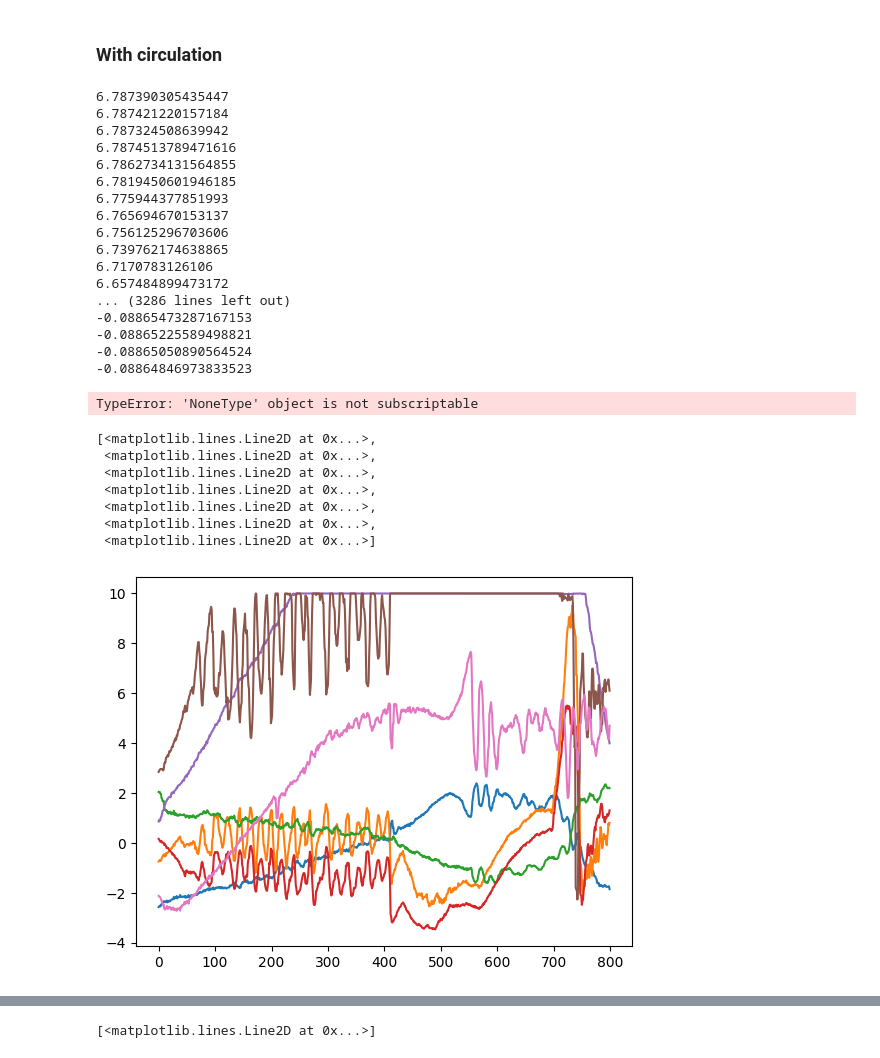
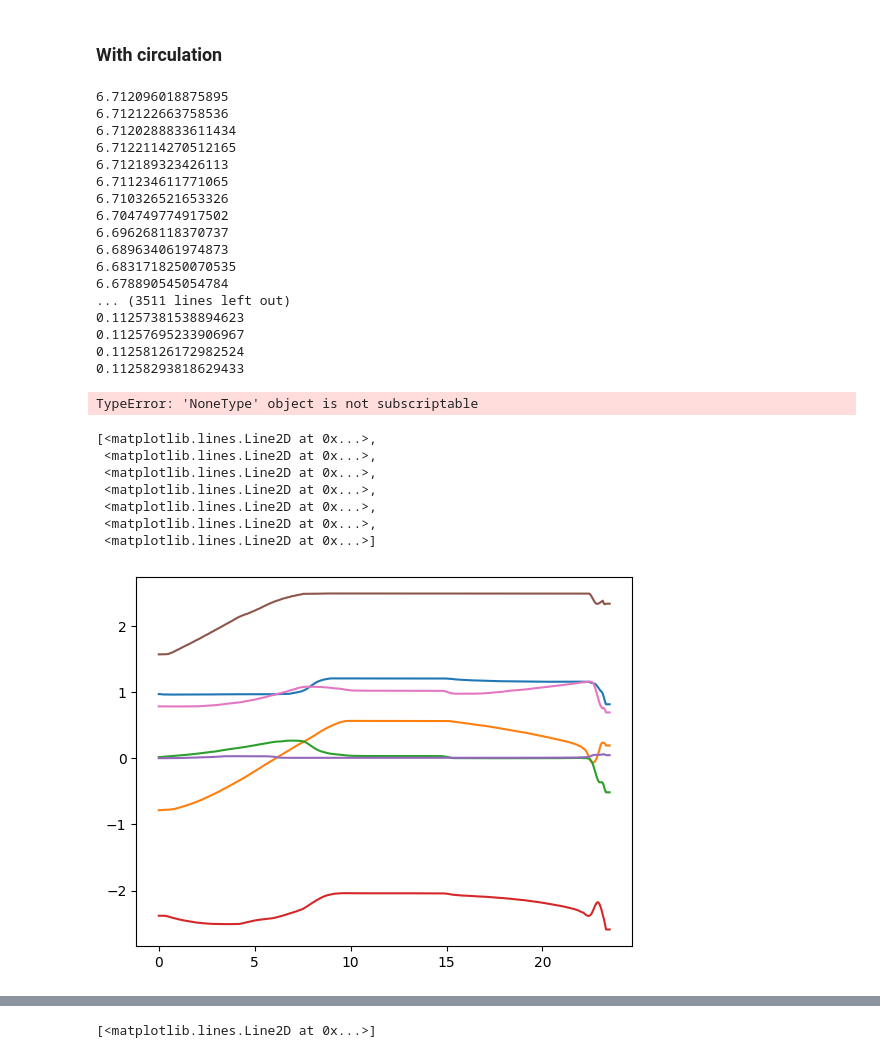
Before and after one commit to shiqingw/HOCBF-FR3-Experiments, a Jupyter notebook: exp1_box_circulation.ipynb, the cells around one changed output, grey strips where cells are left out. Drawn from its saved outputs; the diff is of its cells as text; code cells hidden in the pictures.

```diff
--- a/exp1_box_circulation.ipynb
+++ b/exp1_box_circulation.ipynb
@@ -171,7 +165,8 @@ t_final = 35
 P_EE_0 = P_EE.copy()
 # P_EE_1 = np.array([0.16, 0.62, 0.04])
 P_EE_1 = np.array([0.18, 0.61, 0.04])
-P_EE_2 = np.array([0.45, 0.25, 0.01])
+# P_EE_2 = np.array([0.45, 0.25, 0.01])
+P_EE_2 = np.array([0.52, 0.0, 0.04])
 
 via_points = np.array([P_EE_0, P_EE_1, P_EE_1, P_EE_2, P_EE_2])
 # via_points = np.array([P_EE_0, P_EE_0, P_EE_0, P_EE_0])
@@ -194,7 +189,8 @@ R_EE_1 = Rotation.from_euler('xyz', [roll, pitch, yaw]).as_matrix()
 
 roll = np.pi
 pitch = 0
-yaw = np.pi/6
+# yaw = np.pi/6
+yaw = 0
 R_EE_2 = Rotation.from_euler('xyz', [roll, pitch, yaw]).as_matrix()
 
 orientations = np.array([R_EE_0, R_EE_1, R_EE_1, R_EE_2, R_EE_2])
@@ -337,8 +345,10 @@ T = 35
 
 f0 = 0.3
 rho = 4
-gamma1 = 5
-gamma2 = 5
+alpha0 = 1.03
+gamma1 = 20
+gamma2 = 20
+compensation = 0
 
 K_p_pos = np.diag([100,100,100])*0.9
 K_d_pos = np.diag([50,50,50])*0.5
@@ -349,10 +359,13 @@ K_d_rot = np.diag([100,100,100])*0.4
 Kp_joint = 20*np.diag([1, 1, 1, 1, 1, 1, 1])
 Kd_joint = 10*np.diag([1, 1, 1, 1, 1, 1, 1])
 
+q_list = []
+dq_list = []
 qdtdt_list = []
 tau_list = []
 all_h_list = []
 t_list = []
+loop_time_list = []
 
 t_start = time.time()
 while time.time() - t_start < T:
@@ -454,8 +467,8 @@ while time.time() - t_start < T:
         tmp = np.array([0, -C[0,2], C[0,1], -C[0,4], C[0,3], -C[0,6], C[0,5]])
         C[1,:] = tmp
         ueq = np.zeros_like(u_nominal)
-        threshold = 1e-3
-        lb[1] = C[1,:] @ ueq + 10.0*(1-CBF/threshold)
+        threshold = 2e-2
+        lb[1] = C[1,:] @ ueq + 50*(1-CBF/threshold)
         ub[1] = np.inf
 
 
@@ -480,44 +493,48 @@ while time.time() - t_start < T:
     robot.setCommands(tau)
     t_loop_end = time.time()
 
+    q_list.append(q.copy())
+    dq_list.append(dq.copy())
     qdtdt_list.append(u.copy())
     tau_list.append(tau.copy())
     all_h_list.append(all_h_np.copy())
-    t_list.append(t_loop_end - t_loop_start)
+    t_list.append(t)
+    loop_time_list.append(t_loop_end - t_loop_start)
 
 robot.setCommands(np.zeros_like(tau))
 # %% [output]
-6.787390305435447
-6.787421220157184
-6.787324508639942
-6.7874513789471616
-6.7862734131564855
-6.7819450601946185
-6.775944377851993
-6.765694670153137
-6.756125296703606
-6.739762174638865
-6.7170783126106
-6.657484899473172
-... (3286 lines left out)
--0.08865473287167153
--0.08865225589498821
--0.08865050890564524
--0.08864846973833523
+6.712096018875895
+6.712122663758536
+6.7120288833611434
+6.7122114270512165
+6.712189323426113
+6.711234611771065
+6.710326521653326
+6.704749774917502
+6.696268118370737
+6.689634061974873
+6.6831718250070535
+6.678890545054784
+... (3511 lines left out)
+0.11257381538894623
+0.11257695233906967
+0.11258126172982524
+0.11258293818629433
 TypeError: 'NoneType' object is not subscriptable
 # %%
 import matplotlib.pyplot as plt
 
-qdtdt_list = np.array(qdtdt_list)
+t_list = np.array(t_list)
+q_list = np.array(q_list)
 
 plt.figure()
-plt.plot(qdtdt_list[:800,:])
+plt.plot(t_list, q_list)
 # %% [output]
 [<matplotlib.lines.Line2D at 0x...>,
  <matplotlib.lines.Line2D at 0x...>,
  <matplotlib.lines.Line2D at 0x...>,
  <matplotlib.lines.Line2D at 0x...>,
  <matplotlib.lines.Line2D at 0x...>,
  <matplotlib.lines.Line2D at 0x...>,
  <matplotlib.lines.Line2D at 0x...>]
-[figure, old version]
+[figure, new version]
```
Also changed, not shown: parts of 8 cells of this notebook.
